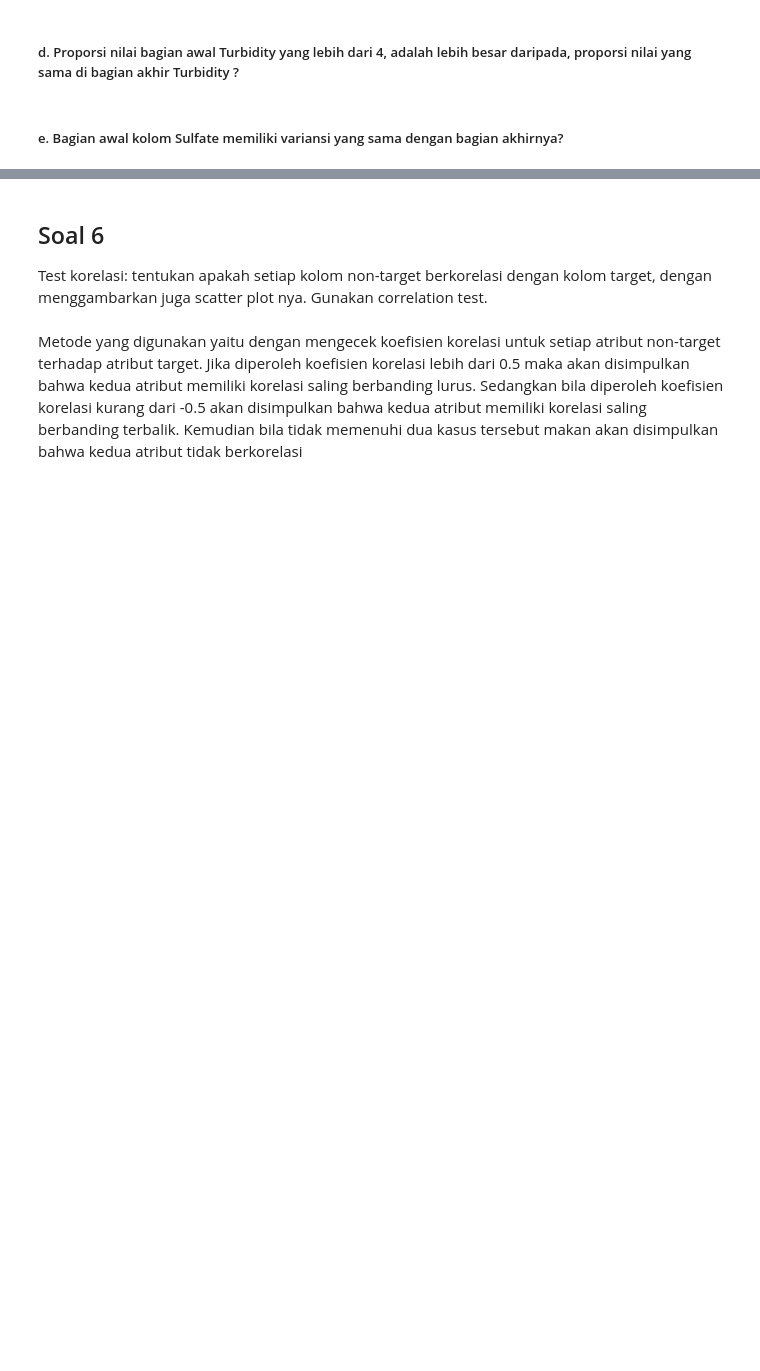
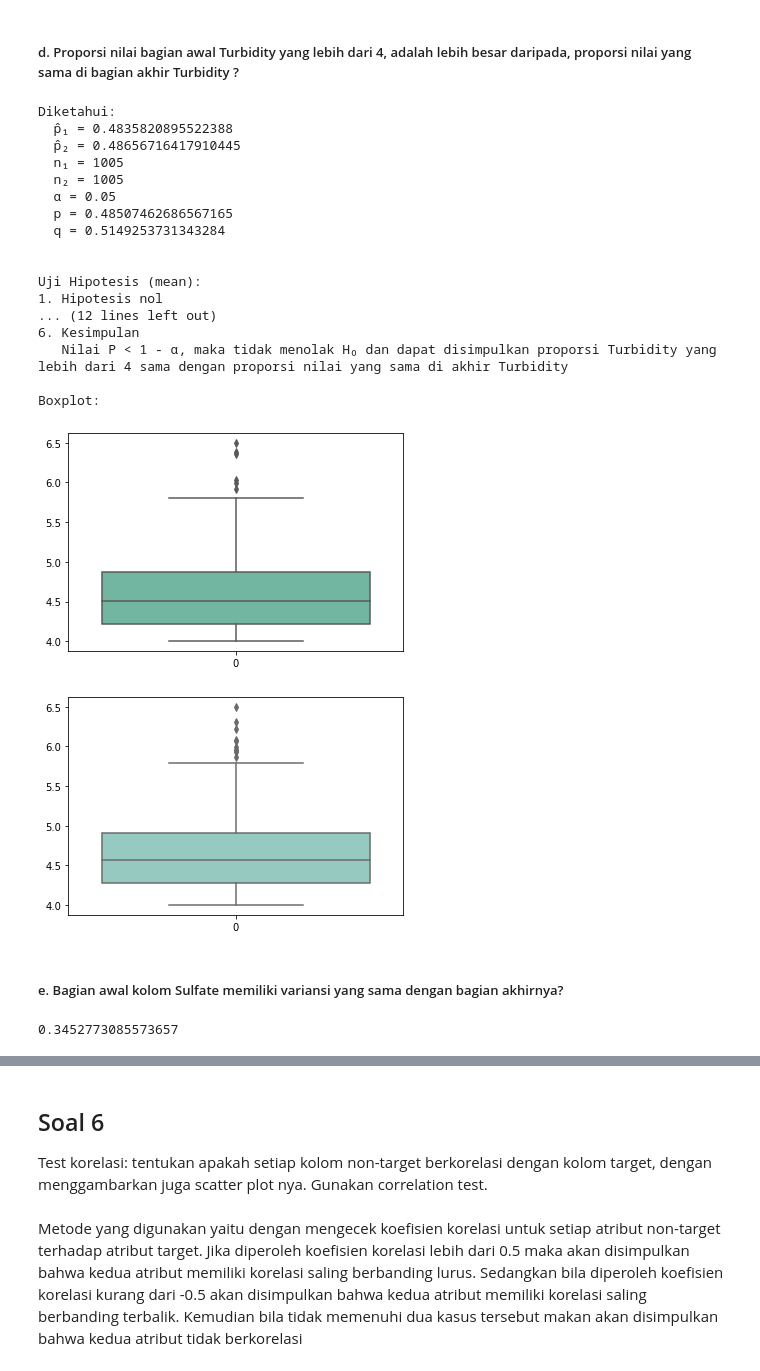
Before and after one commit to HanselTanoto/Tubes-Probstat, a Jupyter notebook: K01-T1-IF2220-13520022.ipynb, the cells around one changed output, grey strips where cells are left out. Cells and saved outputs as stored; diff of their text form; code cells hidden in the pictures; blank space fills up the shorter version.

```diff
--- a/K01-T1-IF2220-13520022.ipynb
+++ b/K01-T1-IF2220-13520022.ipynb
@@ -641,4 +641,70 @@ Boxplot:
 # %% [markdown]
 ##### d. Proporsi nilai bagian awal Turbidity yang lebih dari 4, adalah lebih besar daripada, proporsi nilai yang sama di bagian akhir Turbidity ?
+# %%
+# Split data into two
+dataTurbidity1=water_potability["Turbidity"][:len(water_potability)//2]
+dataTurbidity1=dataTurbidity1[dataTurbidity1>4]
+dataTurbidity2=water_potability["Turbidity"][len(water_potability)//2:len(water_potability)]
+dataTurbidity2=dataTurbidity2[dataTurbidity2>4]
+
+alpha=0.05
+n_1=len(water_potability)//2
+n_2=len(water_potability)-len(water_potability)//2
+p_1=len(dataTurbidity1)/n_1
+p_2=len(dataTurbidity2)/n_2
+h_0=0
+z_0=st.norm.ppf(1 - alpha)
+p=(p_1*n_1+p_2*n_2)/(n_1+n_2)
+q=1-p
+
+print("Diketahui:\n  p̂₁ = {}\n  p̂₂ = {}\n  n₁ = {}\n  n₂ = {}\n  α = {}\n  p = {}\n  q = {}\n".format(p_1,p_2,n_1,n_2,alpha,p,q))
+print("\nUji Hipotesis (mean):")
+print("1. Hipotesis nol\n   H₀: p₁-p₂ = {}".format(h_0))
+print("2. Hipotesis alternatif\n   H₁: μ₁-μ₂ > {} (One tailed test)".format(h_0))
+print("3. Tingkat signifikan\n   α = {}".format(alpha))
+print("4. Daerah kritis\n   z > {:.3f} , diperoleh dari nilai z yang memenuhi dan P(Z < z) = 1 - α = {}".format(z_0, (1 - alpha)))
+print("5. Perhitungan p-value")
+print("   z = (p̂₁ - p̂₂) / (√(pq (1/n₁ + 1/n₂) )")
+print("   z = ({} - {}) / (√({}{} (1/{} + 1/{}) )".format(p_1, p_2, p, q, n_1, n_2))
+z = (p_1 - p_2) / math.sqrt(p*q*(1/n_1+1/n_2))
+print("   z = {:.3f}".format(z))
+P = st.norm.cdf(z)
+print("   P = {}".format(P))
+print("6. Kesimpulan")
+if (P > 1-alpha):
+    print("   Nilai P > 1 - α, maka tolak H₀ dan dapat disimpulkan proporsi Turbidity yang lebih dari 4 lebih besar dibandingkan proporsi nilai yang sama di akhir Turbidity")
+else:
+    print("   Nilai P < 1 - α, maka tidak menolak H₀ dan dapat disimpulkan proporsi Turbidity yang lebih dari 4 sama dengan proporsi nilai yang sama di akhir Turbidity")
+
+print("\nBoxplot:")
+
+sns.boxplot( data = dataTurbidity1.values, palette = 'Set2')
+plt.show()
+sns.boxplot( data = dataTurbidity2.values, palette = 'Set3')
+plt.show()
+# %% [output]
+Diketahui:
+  p̂₁ = 0.4835820895522388
+  p̂₂ = 0.48656716417910445
+  n₁ = 1005
+  n₂ = 1005
+  α = 0.05
+  p = 0.48507462686567165
+  q = 0.5149253731343284
+
+
+Uji Hipotesis (mean):
+1. Hipotesis nol
+... (12 lines left out)
+6. Kesimpulan
+   Nilai P < 1 - α, maka tidak menolak H₀ dan dapat disimpulkan proporsi Turbidity yang lebih dari 4 sama dengan proporsi nilai yang sama di akhir Turbidity
+
+Boxplot:
+[figure, added]
+[figure, added]
 # %% [markdown]
 ##### e. Bagian awal kolom Sulfate memiliki variansi yang sama dengan bagian akhirnya?
+# %%
+st.f.ppf(q=0.05,dfn=11,dfd=9)
+# %% [output]
+0.3452773085573657
```
Also changed, not shown: parts of 4 cells of this notebook.
